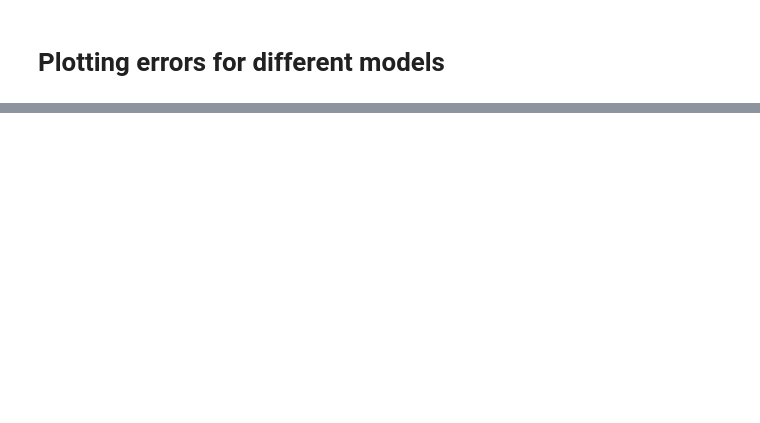
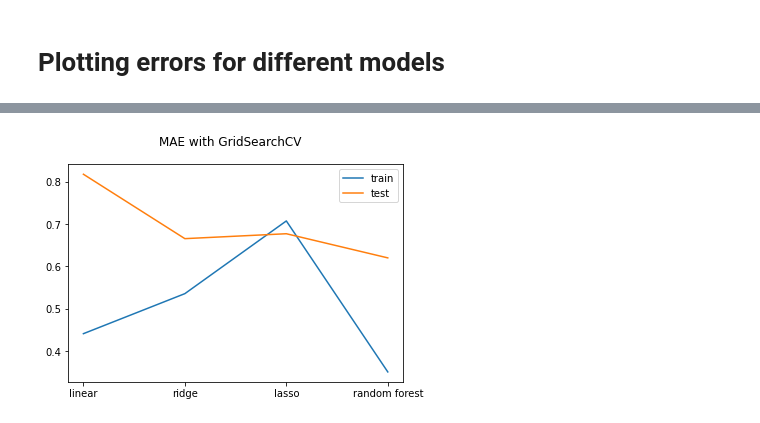
Before and after one commit to nenadperisic/PredictingMovieRatings, a Jupyter notebook: src/regression2.ipynb, the cells around one changed output, grey strips where cells are left out. Cells and saved outputs as stored; diff of their text form; code cells hidden in the pictures; blank space fills up the shorter version.

```diff
--- a/src/regression2.ipynb
+++ b/src/regression2.ipynb
@@ -293,0 +325,12 @@ plt.show()
+# %%
+mae_train_errors_grid = [mean_absolute_error(linearRegressionGrid.predict(X_train), train_data['IMDB Score']), mean_absolute_error(ridgeRegressionGrid.predict(X_train), train_data['IMDB Score']), mean_absolute_error(lassoRegressionGrid.predict(X_train), train_data['IMDB Score']), mean_absolute_error(randomForestGrid.predict(X_train), train_data['IMDB Score'])]
+mae_test_errors_grid = [mean_absolute_error(linearRegressionGrid.predict(X_test), test_data['IMDB Score']), mean_absolute_error(ridgeRegressionGrid.predict(X_test), test_data['IMDB Score']), mean_absolute_error(lassoRegressionGrid.predict(X_test), test_data['IMDB Score']), mean_absolute_error(randomForestGrid.predict(X_test), test_data['IMDB Score'])]
+models = ['linear','ridge', 'lasso', 'random forest']
+
+plt.suptitle('MAE with GridSearchCV')
+plt.plot(models, mae_train_errors_grid)
+plt.plot(models, mae_test_errors_grid)
+plt.legend(labels=['train', 'test'])
+plt.show()
+# %% [output]
+[figure, added]
```
Also changed, not shown: parts of 30 cells of this notebook, 3 other files.
